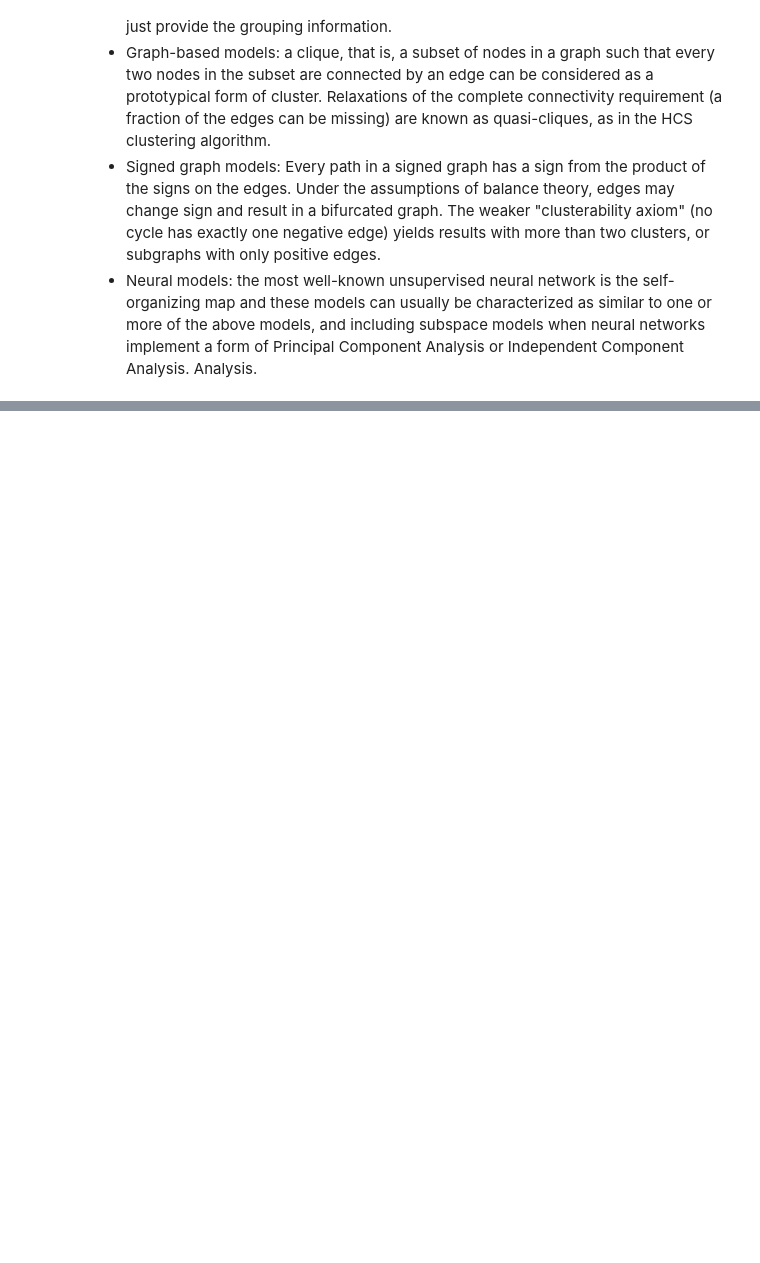
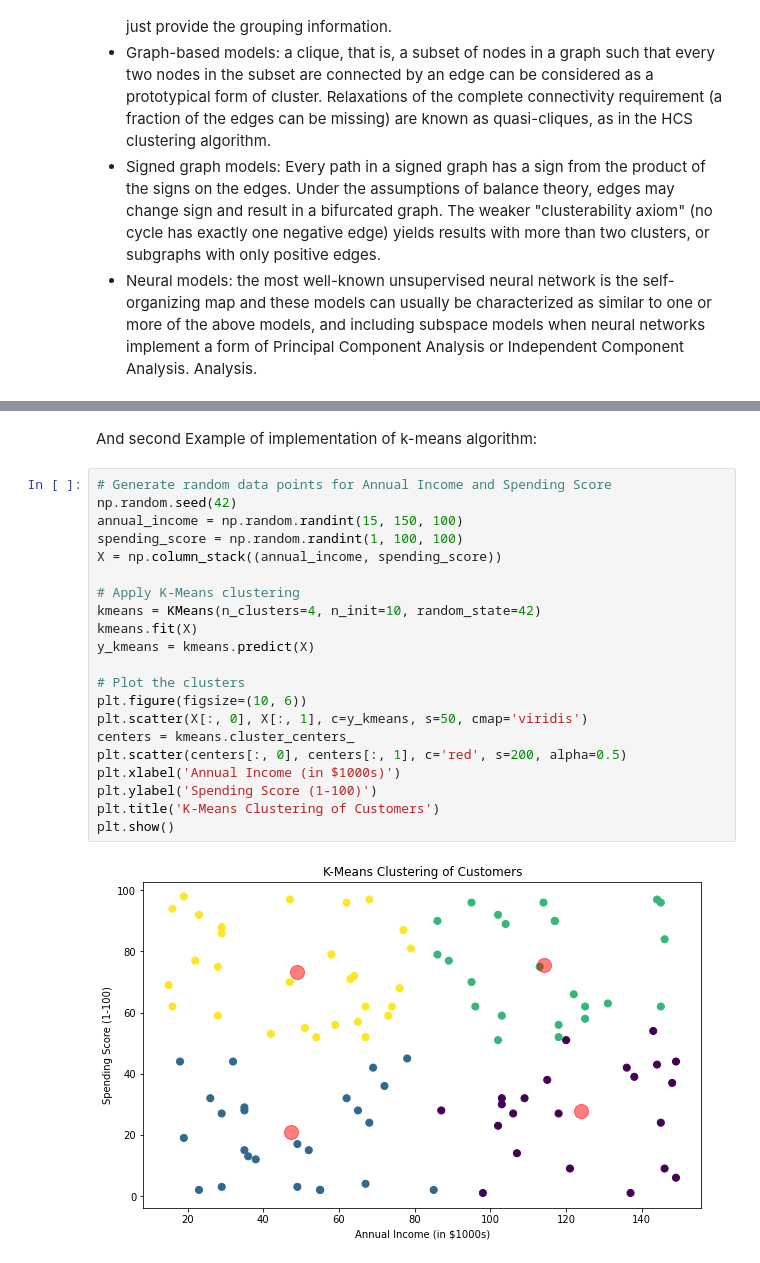
Before and after one commit to GalkaKG/Clustering-Analysis, a Jupyter notebook: Clustering Analysis.ipynb, the cells around one changed output, grey strips where cells are left out. Saved outputs shown, nothing was run; the diff lists cells and outputs as text; blank space fills up the shorter version.

```diff
--- a/Clustering Analysis.ipynb
+++ b/Clustering Analysis.ipynb
@@ -287,0 +368,25 @@ Since the graph shows the sharp bend, which looks like an elbow, hence it is kno
+# %% [markdown]
+And second Example of implementation of k-means algorithm:
+# %%
+# Generate random data points for Annual Income and Spending Score
+np.random.seed(42)
+annual_income = np.random.randint(15, 150, 100)
+spending_score = np.random.randint(1, 100, 100)
+X = np.column_stack((annual_income, spending_score))
+
+# Apply K-Means clustering
+kmeans = KMeans(n_clusters=4, n_init=10, random_state=42)
+kmeans.fit(X)
+y_kmeans = kmeans.predict(X)
+
+# Plot the clusters
+plt.figure(figsize=(10, 6))
+plt.scatter(X[:, 0], X[:, 1], c=y_kmeans, s=50, cmap='viridis')
+centers = kmeans.cluster_centers_
+plt.scatter(centers[:, 0], centers[:, 1], c='red', s=200, alpha=0.5)
+plt.xlabel('Annual Income (in $1000s)')
+plt.ylabel('Spending Score (1-100)')
+plt.title('K-Means Clustering of Customers')
+plt.show()
+# %% [output]
+[figure, added]
```
Also changed, not shown: parts of 8 cells of this notebook.
